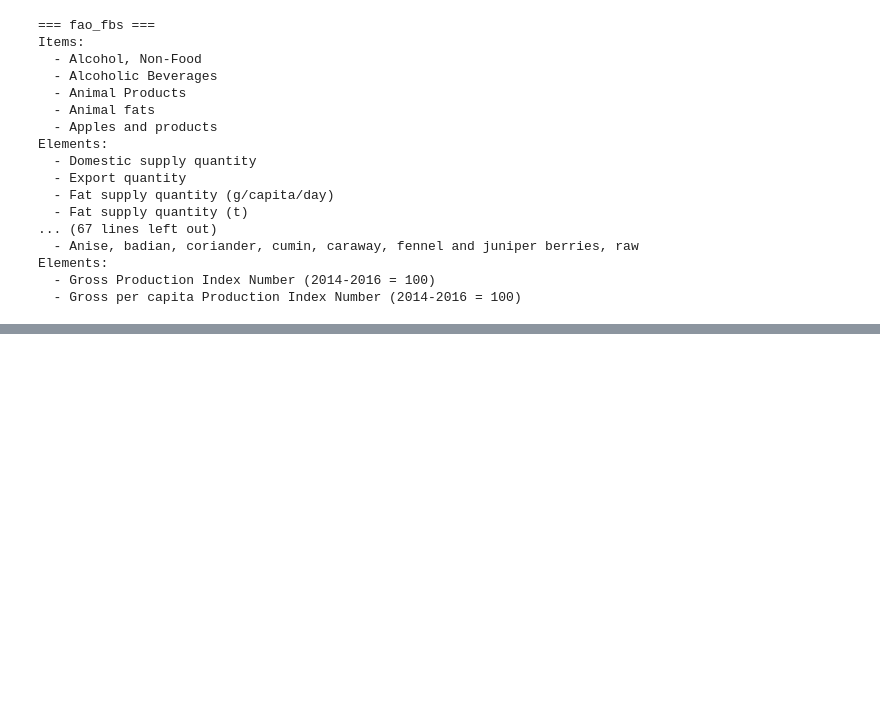
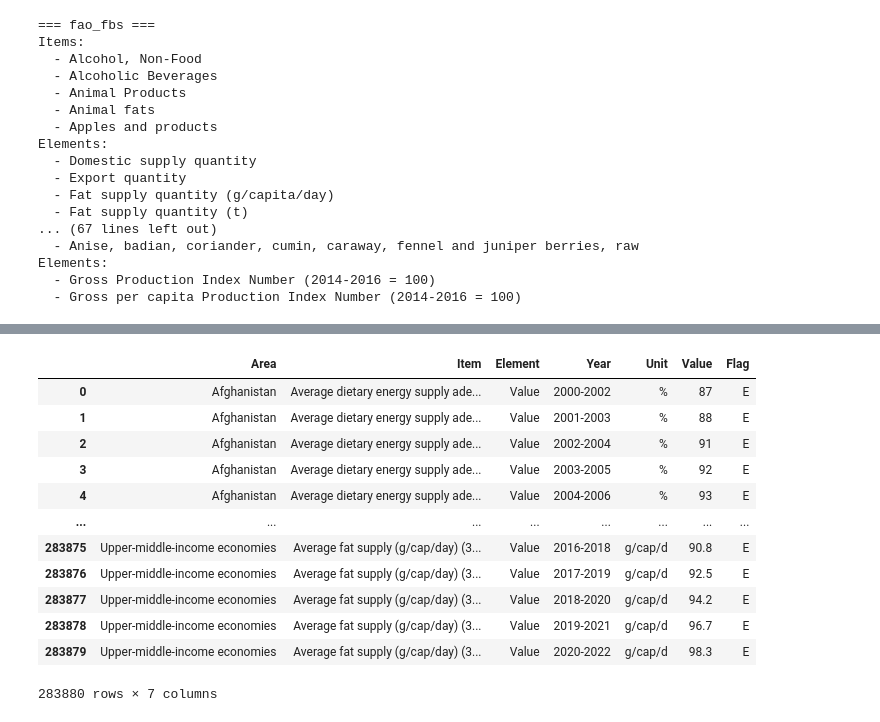
Before and after one commit to Azvier/asean-food-waste-sustainability, a Jupyter notebook: notebooks/data_processing.ipynb, the cells around one changed output, grey strips where cells are left out. Drawn from its saved outputs; the diff is of its cells as text; code cells hidden in the pictures; blank space fills up the shorter version.

```diff
--- a/notebooks/data_processing.ipynb
+++ b/notebooks/data_processing.ipynb
@@ -33,6 +35,12 @@ fao_prices: ['Area Code', 'Area Code (M49)', 'Area', 'Item Code', 'Item Code (CP
 fao_production_indices: ['Area Code', 'Area Code (M49)', 'Area', 'Item Code', 'Item Code (CPC)', 'Item', 'Element Code', 'Element', 'Year Code', 'Year', 'Unit', 'Value', 'Flag']
 # %%
 # Drop unnecessary columns
-for name in dfs:
-    cols_to_drop = [col for col in dfs[name].columns if any(x in col.lower() for x in ['code', 'flag', 'note'])]
-    dfs[name] = dfs[name].drop(columns=cols_to_drop)
+# Create new dataframes with dropped columns and store in a new dictionary
+dfs_relevant = {}
+for name, df in dfs.items():
+    cols_to_drop = [col for col in df.columns if any(x in col.lower() for x in ['code', 'note'])]
+    dfs_relevant[name] = df.drop(columns=cols_to_drop)
+
+# Print column names for each dataframe
+for name, df in dfs_relevant.items():
+    print(f"{name}: {df.columns.to_list()}")
@@ -118,0 +137,17 @@ Elements:
+# %%
+fao_fs_relevant = dfs_relevant['fao_fs']
+fao_fs_relevant
+# %% [output]
+|  | Area | Item | Element | Year | Unit | Value | Flag |
+| 0 | Afghanistan | Average dietary energy supply ade... | Value | 2000-2002 | % | 87 | E |
+| 1 | Afghanistan | Average dietary energy supply ade... | Value | 2001-2003 | % | 88 | E |
+| 2 | Afghanistan | Average dietary energy supply ade... | Value | 2002-2004 | % | 91 | E |
+| 3 | Afghanistan | Average dietary energy supply ade... | Value | 2003-2005 | % | 92 | E |
+| 4 | Afghanistan | Average dietary energy supply ade... | Value | 2004-2006 | % | 93 | E |
+| ... | ... | ... | ... | ... | ... | ... | ... |
+| 283875 | Upper-middle-income economies | Average fat supply (g/cap/day) (3... | Value | 2016-2018 | g/cap/d | 90.8 | E |
+| 283876 | Upper-middle-income economies | Average fat supply (g/cap/day) (3... | Value | 2017-2019 | g/cap/d | 92.5 | E |
+| 283877 | Upper-middle-income economies | Average fat supply (g/cap/day) (3... | Value | 2018-2020 | g/cap/d | 94.2 | E |
+| 283878 | Upper-middle-income economies | Average fat supply (g/cap/day) (3... | Value | 2019-2021 | g/cap/d | 96.7 | E |
+| 283879 | Upper-middle-income economies | Average fat supply (g/cap/day) (3... | Value | 2020-2022 | g/cap/d | 98.3 | E |
+283880 rows × 7 columns
```
Also changed, not shown: parts of 19 cells of this notebook.
